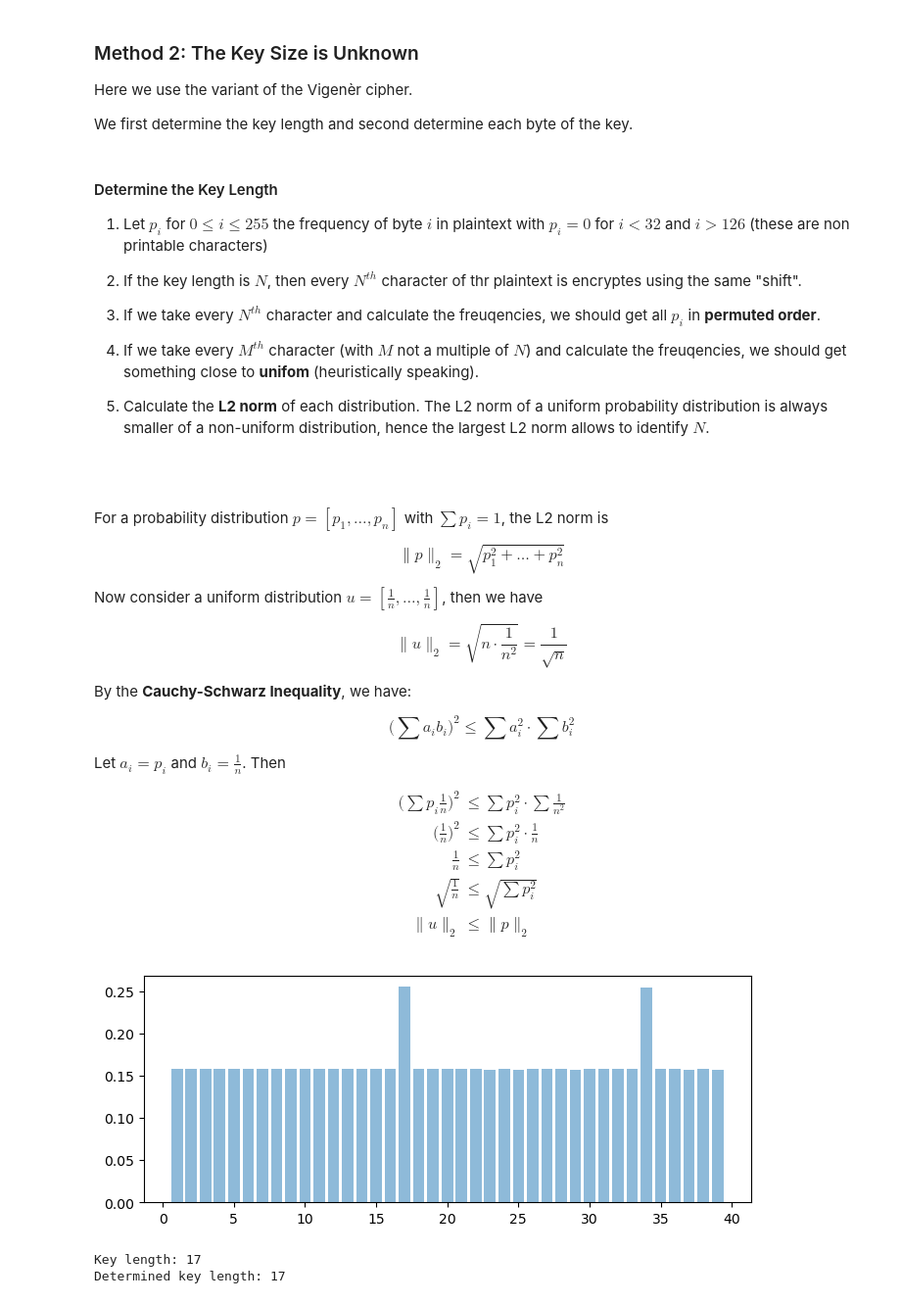
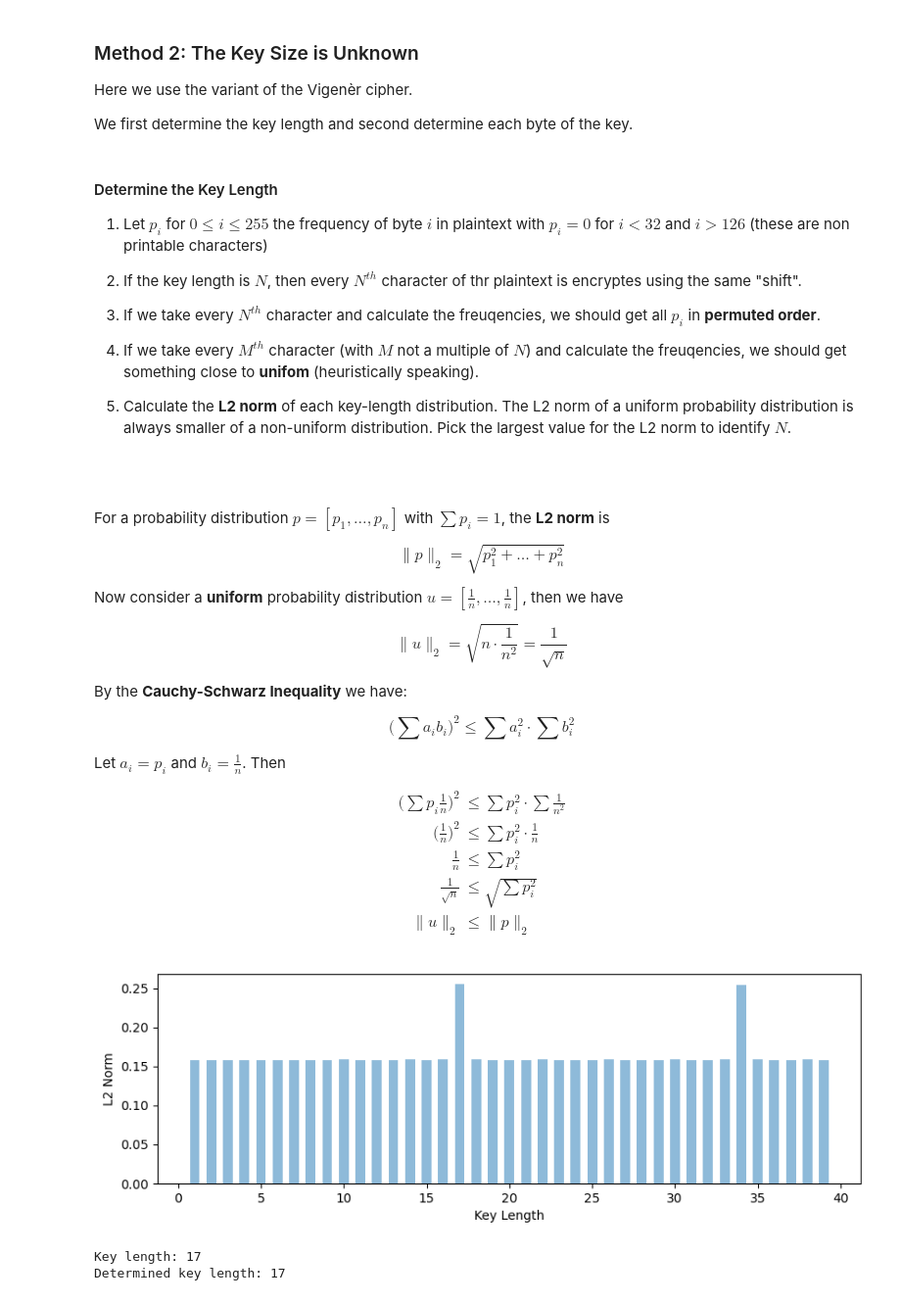
Before and after one commit to thomd/notes-on-cryptography, a Jupyter notebook: private-key-encryption.ipynb, the cells around one changed output. Shown at 98% size. Drawn from its saved outputs; the diff is of its cells as text; code cells hidden in the pictures.

Commit message:
vigenere cipher

```diff
--- a/private-key-encryption.ipynb
+++ b/private-key-encryption.ipynb
@@ -306,19 +303,19 @@ ciphertext = cipher.enc(text)
 
 4. If we take every $M^{th}$ character (with $M$ not a multiple of $N$) and calculate the freuqencies, we should get something close to **unifom** (heuristically speaking).
 
-5. Calculate the **L2 norm** of each distribution. The L2 norm of a uniform probability distribution is always smaller of a non-uniform distribution, hence the largest L2 norm allows to identify $N$.
+5. Calculate the **L2 norm** of each key-length distribution. The L2 norm of a uniform probability distribution is always smaller of a non-uniform distribution. Pick the largest value for the L2 norm to identify $N$.
 
 <br><br>
 
-For a probability distribution $p = [p_1, \ldots, p_n]$ with $\sum p_i = 1$, the L2 norm is
+For a probability distribution $p = [p_1, \ldots, p_n]$ with $\sum p_i = 1$, the **L2 norm** is
 
 $$\|p\|_2 = \sqrt{p_1^2 + \ldots + p_n^2}$$
 
-Now consider a uniform distribution $u = [\frac{1}{n}, \ldots, \frac{1}{n}]$, then we have
+Now consider a **uniform** probability distribution $u = [\frac{1}{n}, \ldots, \frac{1}{n}]$, then we have
 
 $$\|u\|_2 = \sqrt{n \cdot \frac{1}{n^2}} = \frac{1}{\sqrt{n}}$$
 
-By the **Cauchy-Schwarz Inequality**, we have:
+By the **Cauchy-Schwarz Inequality** we have:
 
 $$\Big(\sum{}a_i b_i\Big)^2 \leq \sum{}a_i^2 \cdot \sum{}b_i^2$$
 
@@ -329,22 +326,24 @@ $$
 \Big(\sum{p_i \frac{1}{n}}\Big)^2 &\leq \sum{}p_i^2 \cdot \sum{}\frac{1}{n^2} \\[5pt]
 \Big(\frac{1}{n}\Big)^2 &\leq \sum{}p_i^2 \cdot \frac{1}{n} \\[5pt]
 \frac{1}{n} &\leq \sum{}p_i^2 \\[5pt]
-\sqrt{\frac{1}{n}} &\leq \sqrt{\sum{}p_i^2} \\[10pt]
+\frac{1}{\sqrt{n}} &\leq \sqrt{\sum{}p_i^2} \\[9pt]
 \|u\|_2 &\leq \|p\|_2
 \end{align}
 $$
 # %%
 import math
 L2norms = []
-for N in range(1, 40):
-    counter = Counter([c for c in ciphertext[::N]])
+for n in range(1, 40):
+    counter = Counter([c for c in ciphertext[::n]])
     L2norm = math.sqrt(sum([(counter[c] / sum(counter.values())) ** 2 for c in counter]))
-    L2norms.append((L2norm, N))
+    L2norms.append((L2norm, n))
 
-plt.subplots(figsize=(8, 3))
-plt.bar([n for _, n in L2norms], [p for p, _ in L2norms], alpha=0.5);
+plt.subplots(figsize=(10, 3))
+plt.xlabel('Key Length')
+plt.ylabel('L2 Norm')
+plt.bar([n for _, n in L2norms], [p for p, _ in L2norms], width=0.6, alpha=0.5);
 # %% [output]
-[figure, old version]
+[figure, new version]
 # %%
 key_length = sorted(L2norms, reverse=True)[0][1]
 print(f'Key length: {len(key)}')
```
Also changed, not shown: parts of 9 cells of this notebook.
